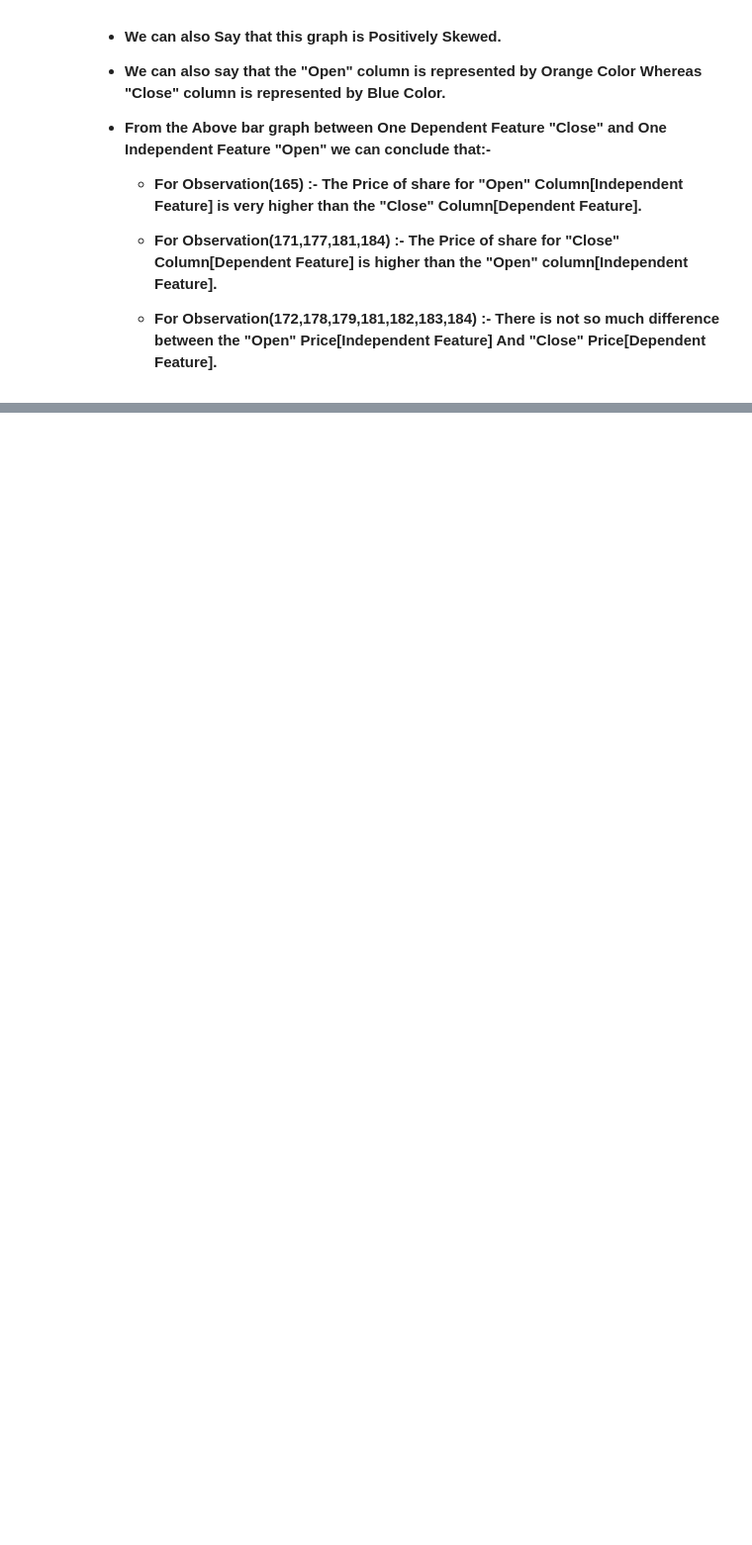
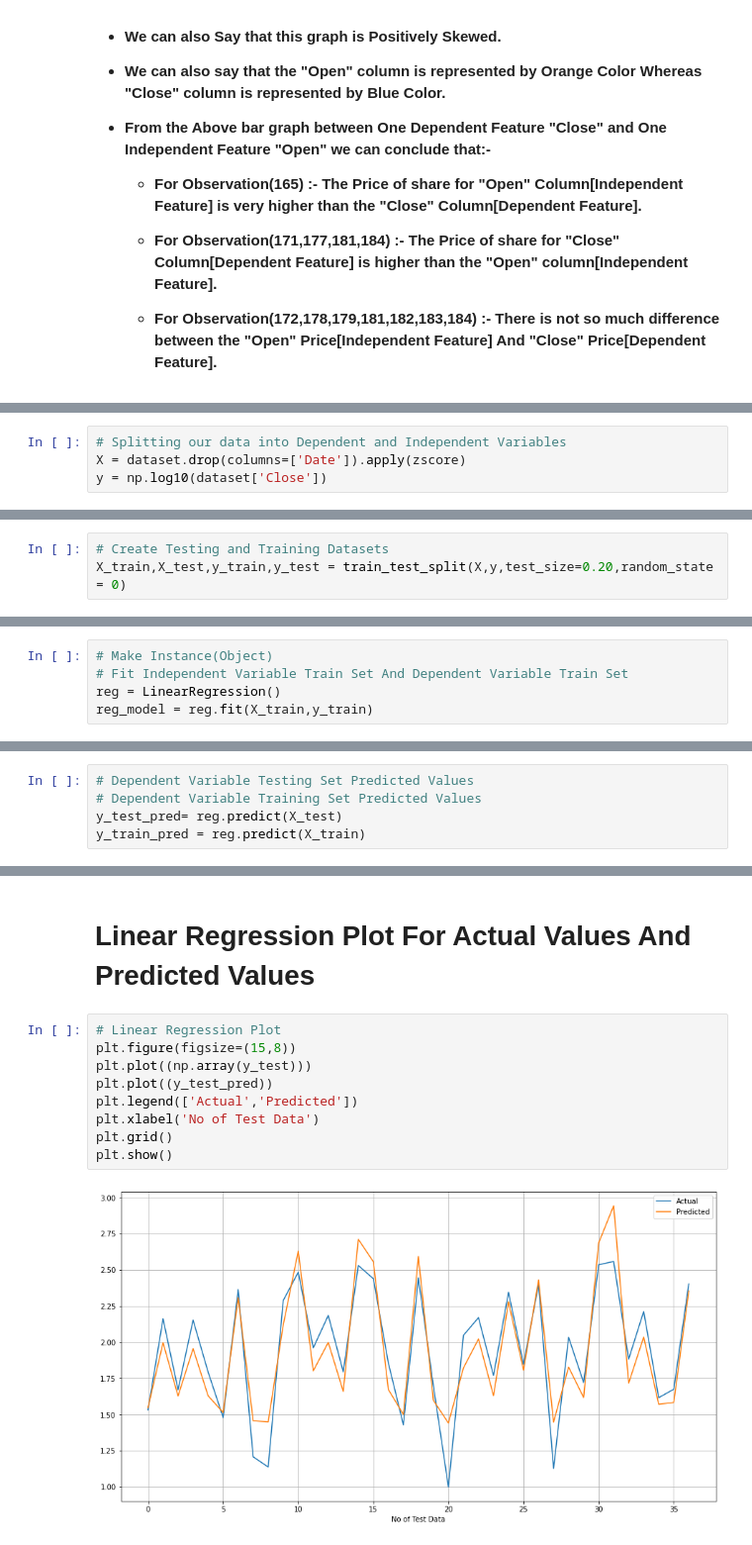
Before and after one commit to Adityasingh3008/YES-BANK-STOCK-CLOSING-PRICE-PREDICTION, a Jupyter notebook: Individual_Notebook_YES_BANK_STOCK_PRICE_PREDICTION_(Capstone_Project_2).ipynb, the cells around one changed output, grey strips where cells are left out. Shown at 99% size. Drawn from its saved outputs; the diff is of its cells as text; blank space fills up the shorter version.

```diff
--- a/Individual_Notebook_YES_BANK_STOCK_PRICE_PREDICTION_(Capstone_Project_2).ipynb
+++ b/Individual_Notebook_YES_BANK_STOCK_PRICE_PREDICTION_(Capstone_Project_2).ipynb
@@ -522,0 +527,4 @@ Conclusion Drawn:-
+# %%
+# Splitting our data into Dependent and Independent Variables
+X = dataset.drop(columns=['Date']).apply(zscore)
+y = np.log10(dataset['Close'])
@@ -522,0 +533,3 @@ Conclusion Drawn:-
+# %%
+# Create Testing and Training Datasets
+X_train,X_test,y_train,y_test = train_test_split(X,y,test_size=0.20,random_state = 0)
@@ -522,0 +558,5 @@ Conclusion Drawn:-
+# %%
+# Make Instance(Object)
+# Fit Independent Variable Train Set And Dependent Variable Train Set
+reg = LinearRegression()
+reg_model = reg.fit(X_train,y_train)
@@ -522,0 +643,5 @@ Conclusion Drawn:-
+# %%
+# Dependent Variable Testing Set Predicted Values
+# Dependent Variable Training Set Predicted Values
+y_test_pred= reg.predict(X_test)
+y_train_pred = reg.predict(X_train)
@@ -522,0 +715,13 @@ Conclusion Drawn:-
+# %% [markdown]
+# **Linear Regression Plot For Actual Values And Predicted Values**
+# %%
+# Linear Regression Plot
+plt.figure(figsize=(15,8))
+plt.plot((np.array(y_test)))
+plt.plot((y_test_pred))
+plt.legend(['Actual','Predicted'])
+plt.xlabel('No of Test Data')
+plt.grid()
+plt.show()
+# %% [output]
+[figure, added]
```
Also changed, not shown: parts of 22 cells of this notebook.
